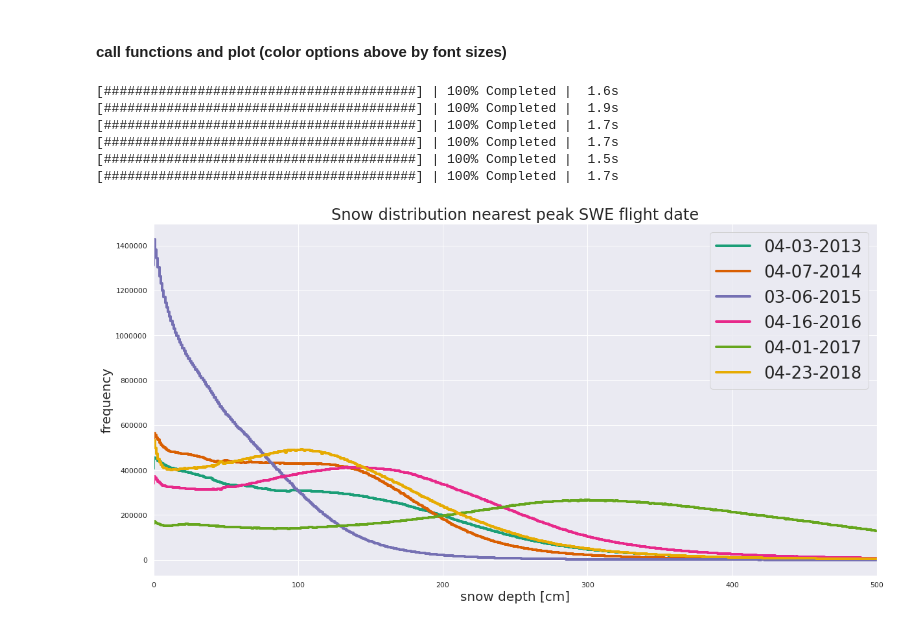
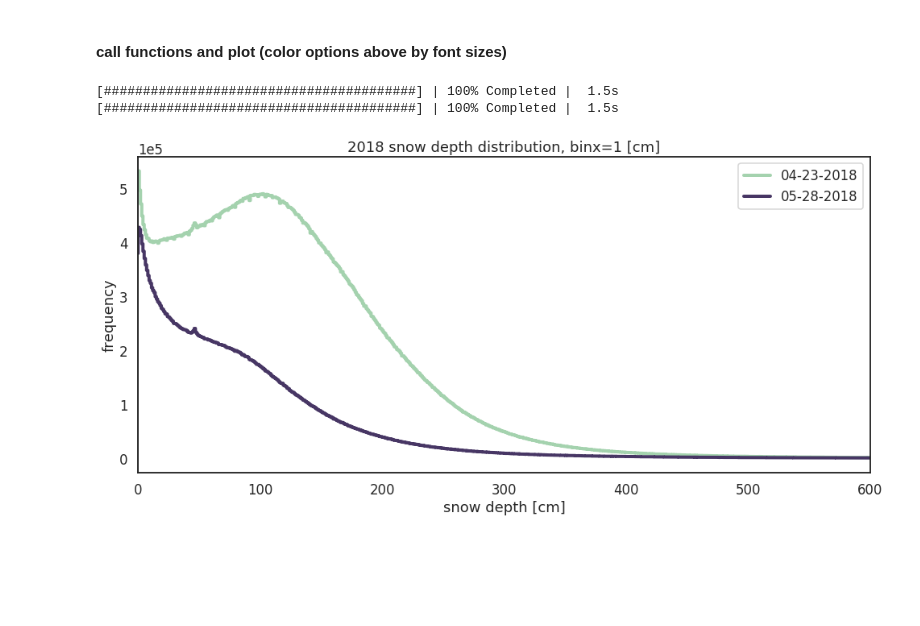
Before and after one commit to meganmason/jlabs, a Jupyter notebook: xarray/histogram.ipynb, the cells around one changed output. Cells and saved outputs as stored; diff of their text form; code cells hidden in the pictures; blank space fills up the shorter version.

```diff
--- a/xarray/histogram.ipynb
+++ b/xarray/histogram.ipynb
@@ -15,7 +15,10 @@ from dask.diagnostics import ProgressBar
 from dask.distributed import Client, LocalCluster
 
 import seaborn as sns
-sns.set()
+sns.set_style('white')
+sns.set_context("talk") #[poster, paper, talk, notebook]
+# %%
+which_year = 2018
 # %% [markdown]
 #### Import compiled_SUPERsnow.nc
 # %%
@@ -26,16 +29,16 @@ ds = xr.open_dataset(fname,  chunks={'time':1,'x':1000,'y':1000})
 ds.close()
 
 #~~~~~~~~~~~~~~ds small
-# dsmall = ds.sel(time='2018')
-# dsmall.close()
+dsmall = ds.sel(time='{}'.format(which_year))
+dsmall.close()
 
-# ds = dsmall
-# ds.close()
+ds = dsmall
+ds.close()
 
 #~~~~~~~~~~~ds peak
-dpeak = ds.isel(time=[0,7,18,30,42,49]) #0,7,22,28,41,49]
-dpeak.close()
+# dpeak = ds.isel(time=[0,7,18,30,42,49]) #0,7,22,28,41,49]
+# dpeak.close()
 
-ds = dpeak
-ds.close()
-ds
+# ds = dpeak
+# ds.close()
+# ds
@@ -136,38 +127,37 @@ def step_hist_plt(hist, bin_x, date_iter, axis, line_color, alpha=0.4, lw=2, sha
 # %%
 binx = np.arange(0,2500,1) #(start, stop, step by [cm])
 # binx = np.arange(0,250,0.01)
 
-f=plt.figure(num=0, figsize=(20,10))
+f=plt.figure(num=0, figsize=(14,7))
 a=plt.gca()
 
 
 # with ProgressBar(): #ATTEMPTING TO RESCALE
 #     for i in range(ds.time.size):
 #         s = xr.apply_ufunc(standard, ds.snow, dask='parallelized', output_dtypes=[np.float32])
 # #         mm_s = xr.apply_ufunc(minus_mean, ds.snow, dask='parallelized', output_dtypes=[np.float32])
 #         h, bx = xr.apply_ufunc(histogram, s[i].values/10, dask='parallelized', output_dtypes=[np.float32])
 #         step_hist_plt(h, bx, i, a, alpha=0.2, lw=1)
 
 with ProgressBar(): #SAVED FIGS FROM HERE
     for i in range(ds.time.size):
         h, bx = xr.apply_ufunc(histogram, ds.snow[i].values/10, dask='parallelized', output_dtypes=[np.float32])
-        c_pal = color_palette('q')
+        c_pal = color_palette('s')
         step_hist_plt(h, bx, i, a, c_pal, alpha=0.2, lw=4, shaded=False)
 
-    a.set_title('Snow distribution nearest peak SWE flight date', fontsize=fs_titles)
+#     a.set_title('Snow distribution nearest peak SWE flight date', fontsize=fs_titles)
 #     a.set_title('{} snow depth distribution, binx=1 [cm]'.format(yr), fontsize=fs_titles)
-#     a.set_title('2018 snow depth distribution, binx=1 [cm]', fontsize=fs_titles)
-    a.set_xlim(0,500)
-    a.set_xlabel('snow depth [cm]',fontsize=fs_axes)
-    a.set_ylabel('frequency', fontsize=fs_axes)
-    a.legend(prop={'size': fs_legend})
-    plt.savefig('/home/meganmason/Documents/projects/thesis/figures/peak_dist', dpi=300)
+    a.set_title('{} snow depth distribution, binx=1 [cm]'.format(which_year))#, fontsize=fs_titles)
+#     a.set_xlim(0,500)
+    a.set_xlim(0,600)
+    a.set_xlabel('snow depth [cm]')#,fontsize=fs_axes)
+    a.set_ylabel('frequency')#, fontsize=fs_axes)
+    a.legend()#prop={'size': fs_legend})
+    a.ticklabel_format(axis='y', style='sci', scilimits=(0,0))
+    plt.tight_layout()
+#     plt.savefig('/home/meganmason/Documents/projects/thesis/figures/working/early_fall/{}_dist_smaller'.format(which_year), dpi=300)
 #     plt.show()
 # %% [output]
-[########################################] | 100% Completed |  1.6s
-[########################################] | 100% Completed |  1.9s
-[########################################] | 100% Completed |  1.7s
-[########################################] | 100% Completed |  1.7s
 [########################################] | 100% Completed |  1.5s
-[########################################] | 100% Completed |  1.7s
+[########################################] | 100% Completed |  1.5s
-[figure, old version]
+[figure, new version]
```
Also changed, not shown: parts of 2 cells of this notebook, 3 other files.
